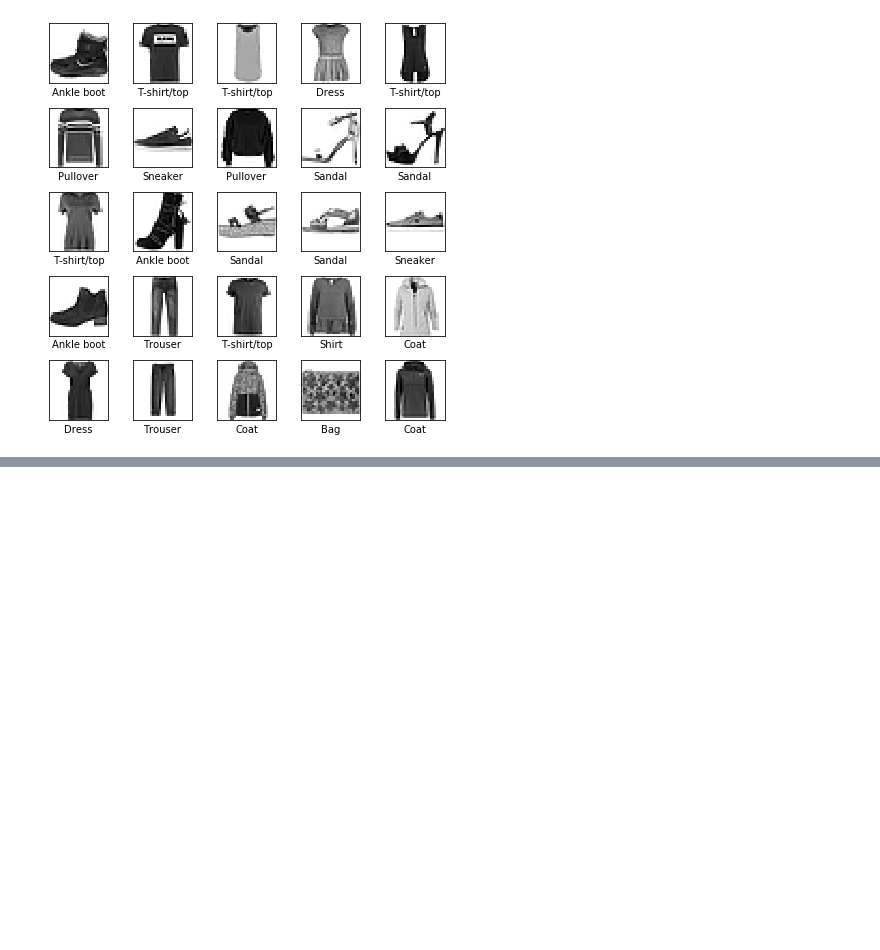
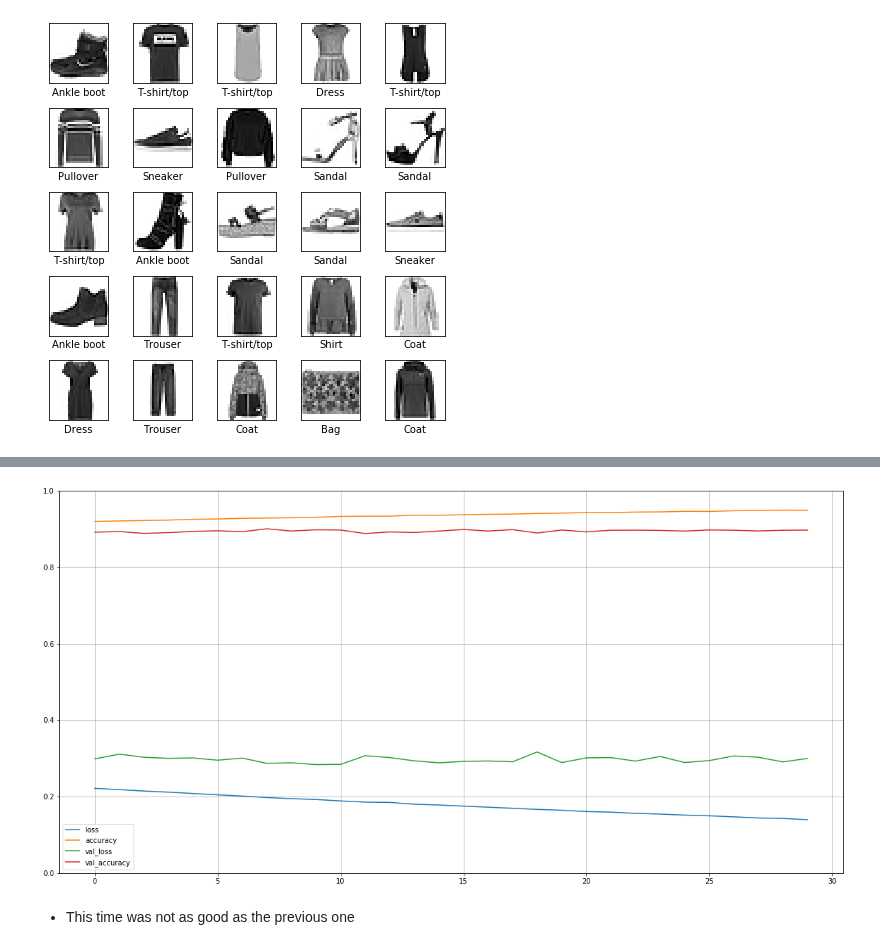
Before and after one commit to ItamarRocha/Machine-Learning-and-Data-Analysis, a Jupyter notebook: ML_practice/books/Hands On ML with scikit and TF - Aurelien Geron/chapter10.ipynb, the cells around one changed output, grey strips where cells are left out. Saved outputs shown, nothing was run; the diff lists cells and outputs as text; code cells hidden in the pictures; blank space fills up the shorter version.

```diff
--- a/ML_practice/books/Hands On ML with scikit and TF - Aurelien Geron/chapter10.ipynb
+++ b/ML_practice/books/Hands On ML with scikit and TF - Aurelien Geron/chapter10.ipynb
@@ -110,0 +235,2 @@ model = keras.models.Sequential([
+# %%
+history = model.fit(X_train, y_train, epochs=30, validation_data=(X_valid, y_valid))
@@ -110,0 +255,10 @@ model = keras.models.Sequential([
+# %%
+import pandas as pd
+pd.DataFrame(history.history).plot(figsize=(20,10))
+plt.grid(True)
+plt.gca().set_ylim(0, 1)
+plt.show()
+# %% [output]
+[figure, added]
+# %% [markdown]
+* This time was not as good as the previous one
```
Also changed, not shown: parts of 25 cells of this notebook, 2 other files.
